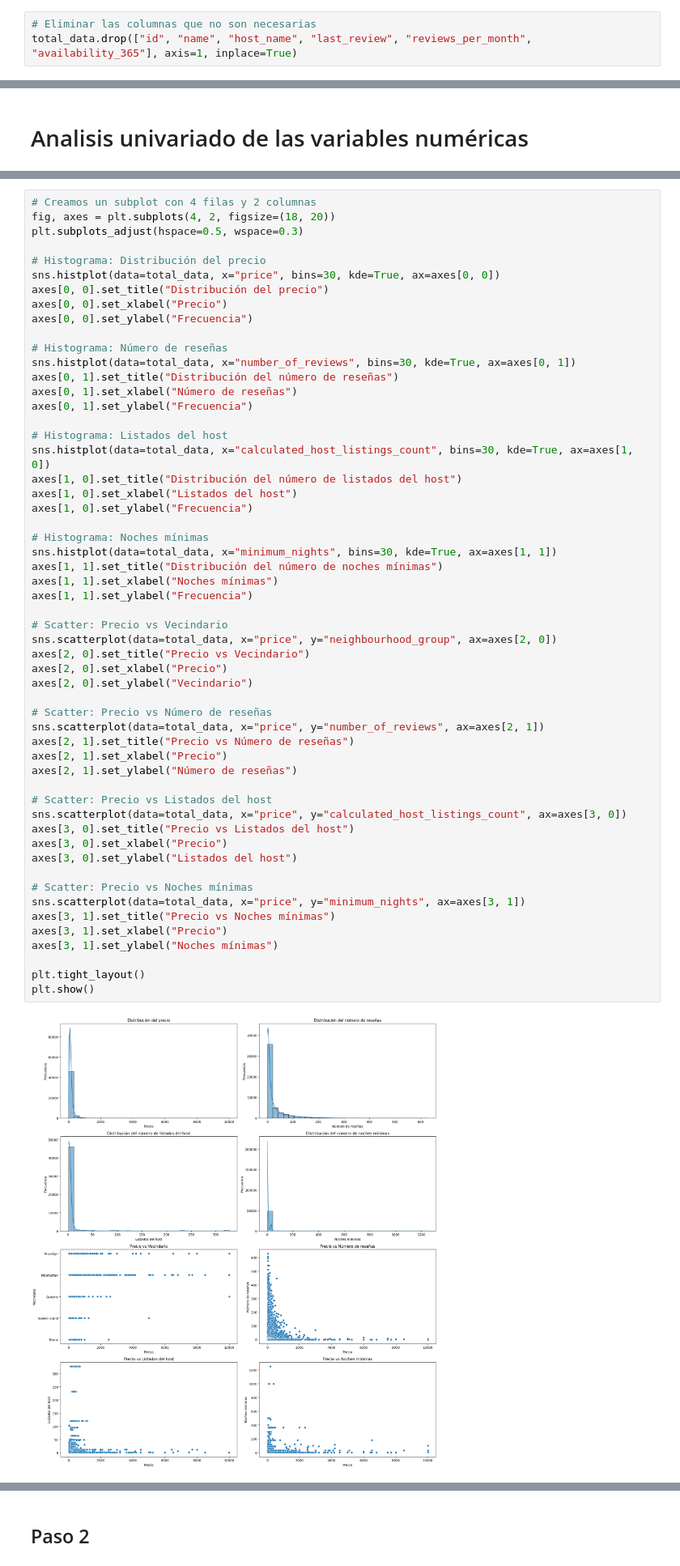
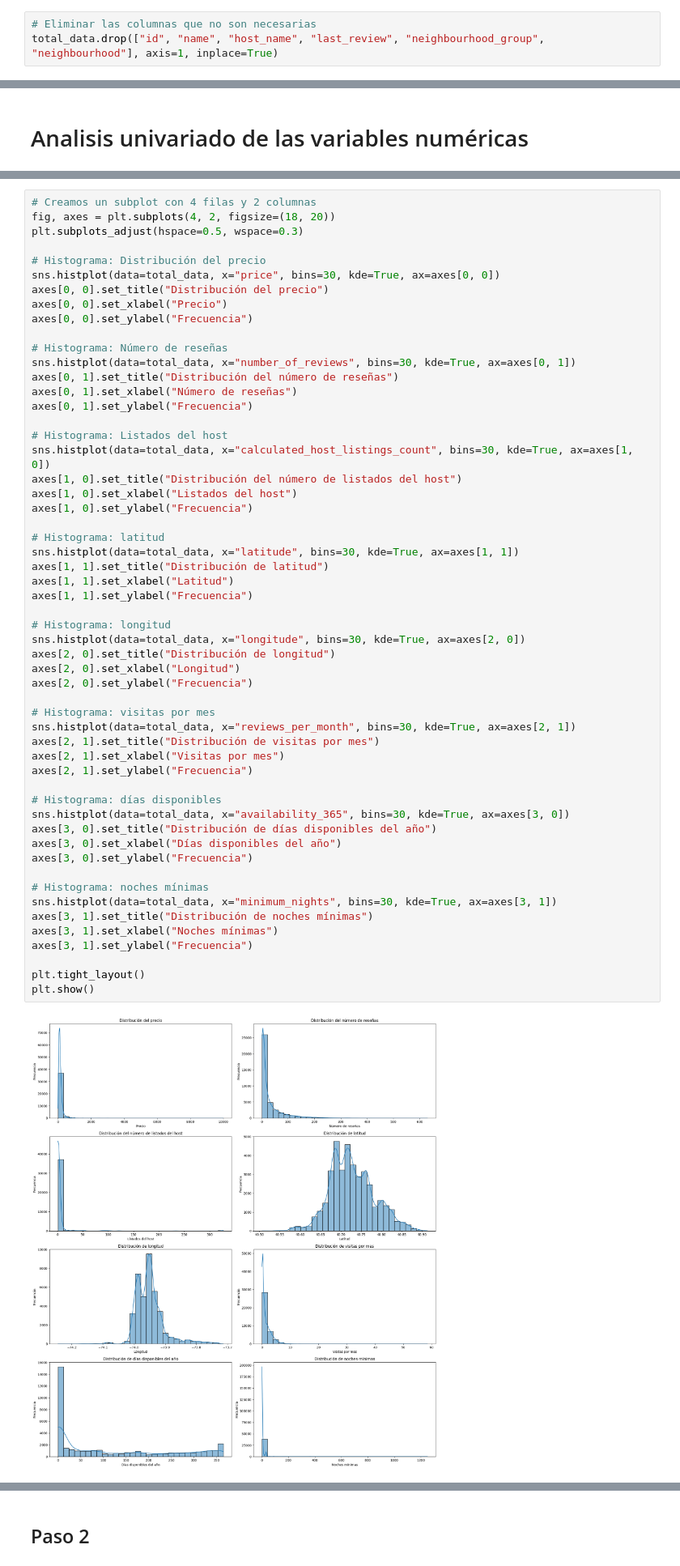
Before and after one commit to 4GeeksAcademy/aliasys-intro-ml, a Jupyter notebook: src/airbnbmarchine.ipynb, the cells around one changed output, grey strips where cells are left out. Shown at 81% size. Saved outputs shown, nothing was run; the diff lists cells and outputs as text.

```diff
--- a/src/airbnbmarchine.ipynb
+++ b/src/airbnbmarchine.ipynb
@@ -52,6 +52,6 @@ memory usage: 6.0+ MB
 # %%
 # Eliminar las columnas que no son necesarias
-total_data.drop(["id", "name", "host_name", "last_review", "reviews_per_month", "availability_365"], axis=1, inplace=True)
+total_data.drop(["id", "name", "host_name", "last_review", "neighbourhood_group", "neighbourhood"], axis=1, inplace=True)
 # %%
 # Eliminar duplicados innecesarios
 total_data.drop_duplicates(inplace=True)
@@ -82,55 +131,55 @@ total_data.describe()
 fig, axes = plt.subplots(4, 2, figsize=(18, 20))
 plt.subplots_adjust(hspace=0.5, wspace=0.3)
 
 # Histograma: Distribución del precio
 sns.histplot(data=total_data, x="price", bins=30, kde=True, ax=axes[0, 0])
 axes[0, 0].set_title("Distribución del precio")
 axes[0, 0].set_xlabel("Precio")
 axes[0, 0].set_ylabel("Frecuencia")
 
 # Histograma: Número de reseñas
 sns.histplot(data=total_data, x="number_of_reviews", bins=30, kde=True, ax=axes[0, 1])
 axes[0, 1].set_title("Distribución del número de reseñas")
 axes[0, 1].set_xlabel("Número de reseñas")
 axes[0, 1].set_ylabel("Frecuencia")
 
 # Histograma: Listados del host
 sns.histplot(data=total_data, x="calculated_host_listings_count", bins=30, kde=True, ax=axes[1, 0])
 axes[1, 0].set_title("Distribución del número de listados del host")
 axes[1, 0].set_xlabel("Listados del host")
 axes[1, 0].set_ylabel("Frecuencia")
 
-# Histograma: Noches mínimas
-sns.histplot(data=total_data, x="minimum_nights", bins=30, kde=True, ax=axes[1, 1])
-axes[1, 1].set_title("Distribución del número de noches mínimas")
-axes[1, 1].set_xlabel("Noches mínimas")
+# Histograma: latitud
+sns.histplot(data=total_data, x="latitude", bins=30, kde=True, ax=axes[1, 1])
+axes[1, 1].set_title("Distribución de latitud")
+axes[1, 1].set_xlabel("Latitud")
 axes[1, 1].set_ylabel("Frecuencia")
 
-# Scatter: Precio vs Vecindario
-sns.scatterplot(data=total_data, x="price", y="neighbourhood_group", ax=axes[2, 0])
-axes[2, 0].set_title("Precio vs Vecindario")
-axes[2, 0].set_xlabel("Precio")
-axes[2, 0].set_ylabel("Vecindario")
+# Histograma: longitud
+sns.histplot(data=total_data, x="longitude", bins=30, kde=True, ax=axes[2, 0])
+axes[2, 0].set_title("Distribución de longitud")
+axes[2, 0].set_xlabel("Longitud")
+axes[2, 0].set_ylabel("Frecuencia")
 
-# Scatter: Precio vs Número de reseñas
-sns.scatterplot(data=total_data, x="price", y="number_of_reviews", ax=axes[2, 1])
-axes[2, 1].set_title("Precio vs Número de reseñas")
-axes[2, 1].set_xlabel("Precio")
-axes[2, 1].set_ylabel("Número de reseñas")
+# Histograma: visitas por mes
+sns.histplot(data=total_data, x="reviews_per_month", bins=30, kde=True, ax=axes[2, 1])
+axes[2, 1].set_title("Distribución de visitas por mes")
+axes[2, 1].set_xlabel("Visitas por mes")
+axes[2, 1].set_ylabel("Frecuencia")
 
-# Scatter: Precio vs Listados del host
-sns.scatterplot(data=total_data, x="price", y="calculated_host_listings_count", ax=axes[3, 0])
-axes[3, 0].set_title("Precio vs Listados del host")
-axes[3, 0].set_xlabel("Precio")
-axes[3, 0].set_ylabel("Listados del host")
+# Histograma: días disponibles
+sns.histplot(data=total_data, x="availability_365", bins=30, kde=True, ax=axes[3, 0])
+axes[3, 0].set_title("Distribución de días disponibles del año")
+axes[3, 0].set_xlabel("Días disponibles del año")
+axes[3, 0].set_ylabel("Frecuencia")
 
-# Scatter: Precio vs Noches mínimas
-sns.scatterplot(data=total_data, x="price", y="minimum_nights", ax=axes[3, 1])
-axes[3, 1].set_title("Precio vs Noches mínimas")
-axes[3, 1].set_xlabel("Precio")
-axes[3, 1].set_ylabel("Noches mínimas")
+# Histograma: noches mínimas
+sns.histplot(data=total_data, x="minimum_nights", bins=30, kde=True, ax=axes[3, 1])
+axes[3, 1].set_title("Distribución de noches mínimas")
+axes[3, 1].set_xlabel("Noches mínimas")
+axes[3, 1].set_ylabel("Frecuencia")
 
 plt.tight_layout()
 plt.show()
 # %% [output]
-[figure, old version]
+[figure, new version]
```
Also changed, not shown: parts of 27 cells of this notebook.
